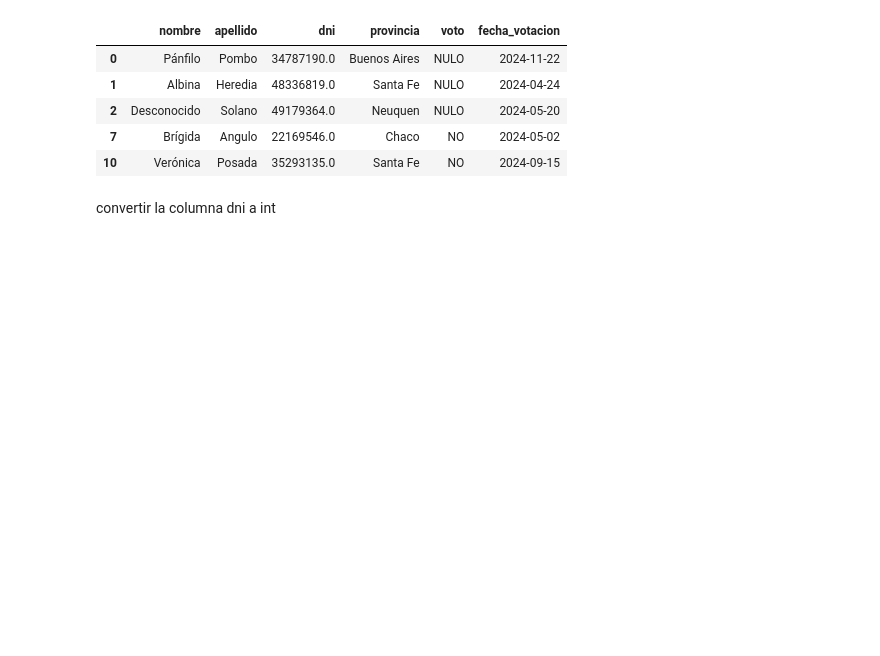
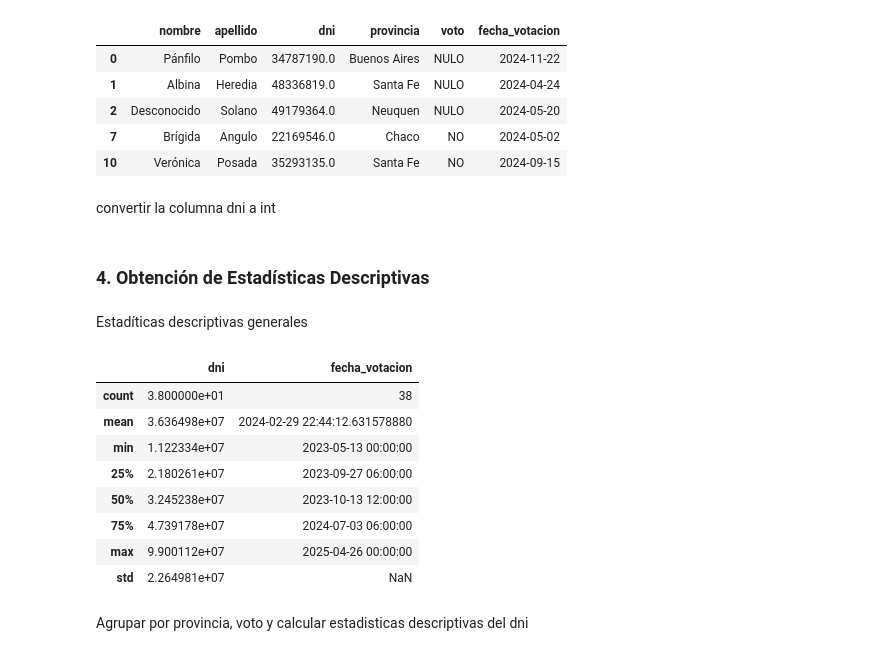
Before and after one commit to avilafelix998/parcial1_tlp3_felix_avila, a Jupyter notebook: main.ipynb, the cells around one changed output. Drawn from its saved outputs; the diff is of its cells as text; code cells hidden in the pictures; blank space fills up the shorter version.

Commit message:
obtención de estadísticas descriptivas

```diff
--- a/main.ipynb
+++ b/main.ipynb
@@ -249,3 +238,21 @@ df.head()
 convertir la columna dni a int
 # %%
 df["dni"] = df["dni"].astype(int)
+# %% [markdown]
+### 4. Obtención de Estadísticas Descriptivas
+# %% [markdown]
+Estadíticas descriptivas generales
+# %%
+df.describe()
+# %% [output]
+|  | dni | fecha_votacion |
+| count | 3.800000e+01 | 38 |
+| mean | 3.636498e+07 | 2024-02-29 22:44:12.631578880 |
+| min | 1.122334e+07 | 2023-05-13 00:00:00 |
+| 25% | 2.180261e+07 | 2023-09-27 06:00:00 |
+| 50% | 3.245238e+07 | 2023-10-13 12:00:00 |
+| 75% | 4.739178e+07 | 2024-07-03 06:00:00 |
+| max | 9.900112e+07 | 2025-04-26 00:00:00 |
+| std | 2.264981e+07 | NaN |
+# %% [markdown]
+Agrupar por provincia, voto y calcular estadisticas descriptivas del dni
```
Also changed, not shown: parts of 2 cells of this notebook.
